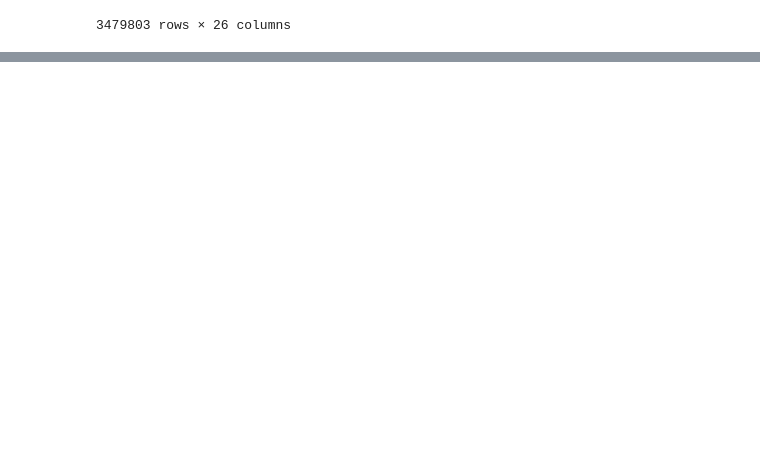
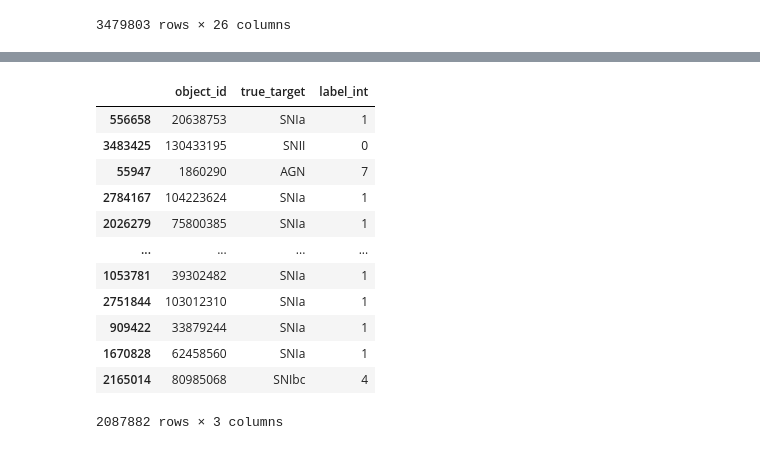
Before and after one commit to dnlmoreno/VT_Model_for_LightCurves_Classification, a Jupyter notebook: notebooks/generate_test_partition.ipynb, the cells around one changed output, grey strips where cells are left out. Cells and saved outputs as stored; diff of their text form; code cells hidden in the pictures; blank space fills up the shorter version.

```diff
--- a/notebooks/generate_test_partition.ipynb
+++ b/notebooks/generate_test_partition.ipynb
@@ -26,0 +46,17 @@ df_metadata_test
+# %%
+test_2M = pd.read_parquet('data/lightcurves/plasticc/partitions/test/test_0.6/test.parquet')
+test_2M
+# %% [output]
+|  | object_id | true_target | label_int |
+| 556658 | 20638753 | SNIa | 1 |
+| 3483425 | 130433195 | SNII | 0 |
+| 55947 | 1860290 | AGN | 7 |
+| 2784167 | 104223624 | SNIa | 1 |
+| 2026279 | 75800385 | SNIa | 1 |
+| ... | ... | ... | ... |
+| 1053781 | 39302482 | SNIa | 1 |
+| 2751844 | 103012310 | SNIa | 1 |
+| 909422 | 33879244 | SNIa | 1 |
+| 1670828 | 62458560 | SNIa | 1 |
+| 2165014 | 80985068 | SNIbc | 4 |
+2087882 rows × 3 columns
```
Also changed, not shown: parts of 11 cells of this notebook, 26 other files.
